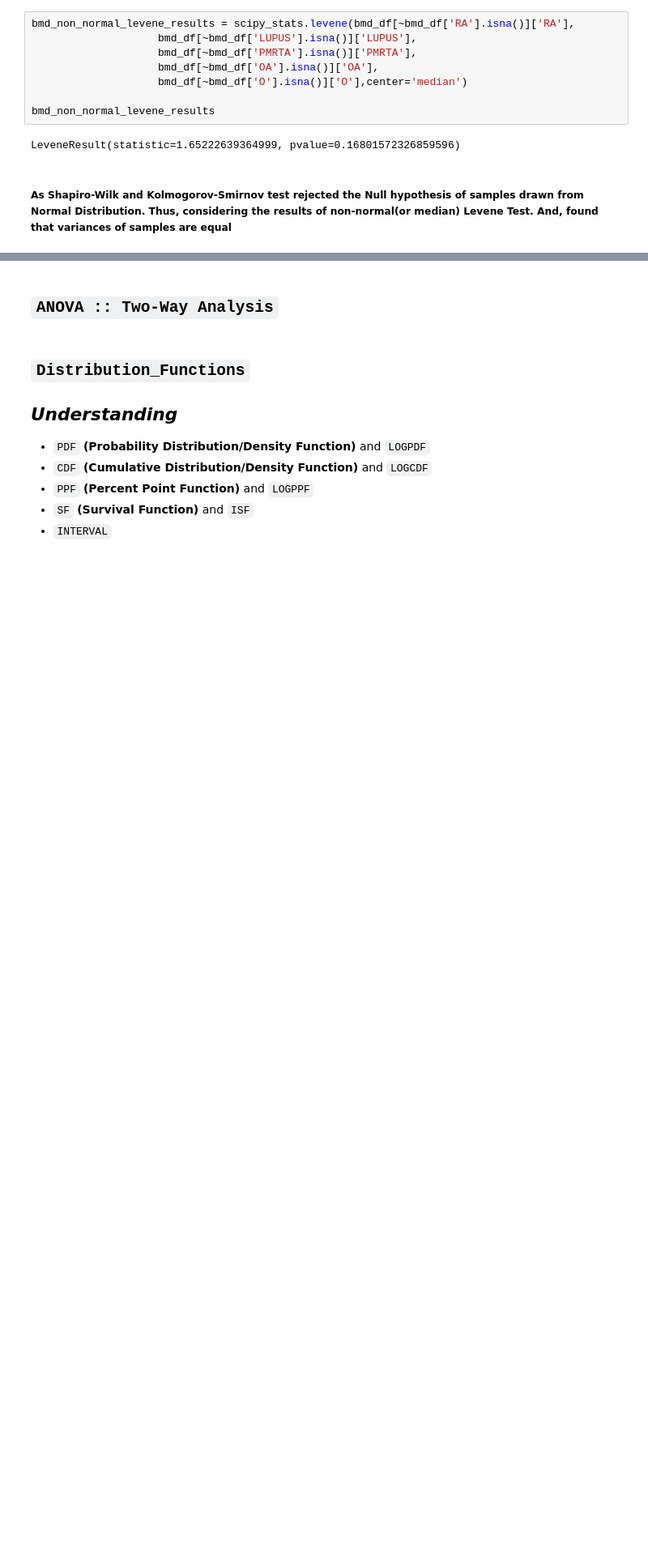
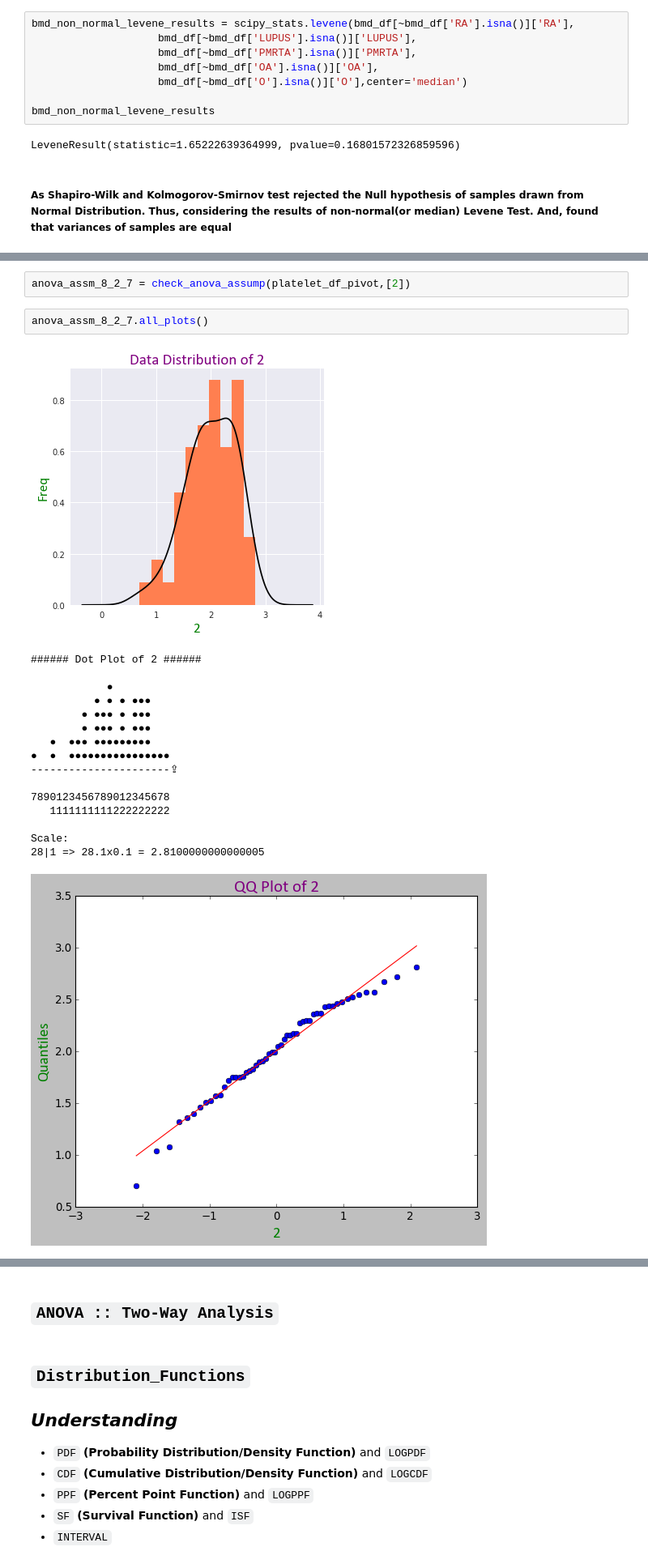
Before and after one commit to raj-shr-git/Statistical_testing_python, a Jupyter notebook: Stats_Practice.ipynb, the cells around one changed output, grey strips where cells are left out. Shown at 81% size. Saved outputs shown, nothing was run; the diff lists cells and outputs as text; blank space fills up the shorter version.

```diff
--- a/Stats_Practice.ipynb
+++ b/Stats_Practice.ipynb
@@ -2519,0 +2655,22 @@ LeveneResult(statistic=1.65222639364999, pvalue=0.16801572326859596)
+# %%
+anova_assm_8_2_7 = check_anova_assump(platelet_df_pivot,[2])
+# %%
+anova_assm_8_2_7.all_plots()
+# %% [output]
+[figure, added]
+###### Dot Plot of 2 ######
+
+            ●
+          ● ● ● ●●●
+        ● ●●● ● ●●●
+        ● ●●● ● ●●●
+   ●  ●●● ●●●●●●●●●
+●  ●  ●●●●●●●●●●●●●●●●
+----------------------⇪
+
+7890123456789012345678
+   1111111111222222222
+
+Scale:
+28|1 => 28.1x0.1 = 2.8100000000000005
+[figure, added]
```
Also changed, not shown: parts of 60 cells of this notebook.
